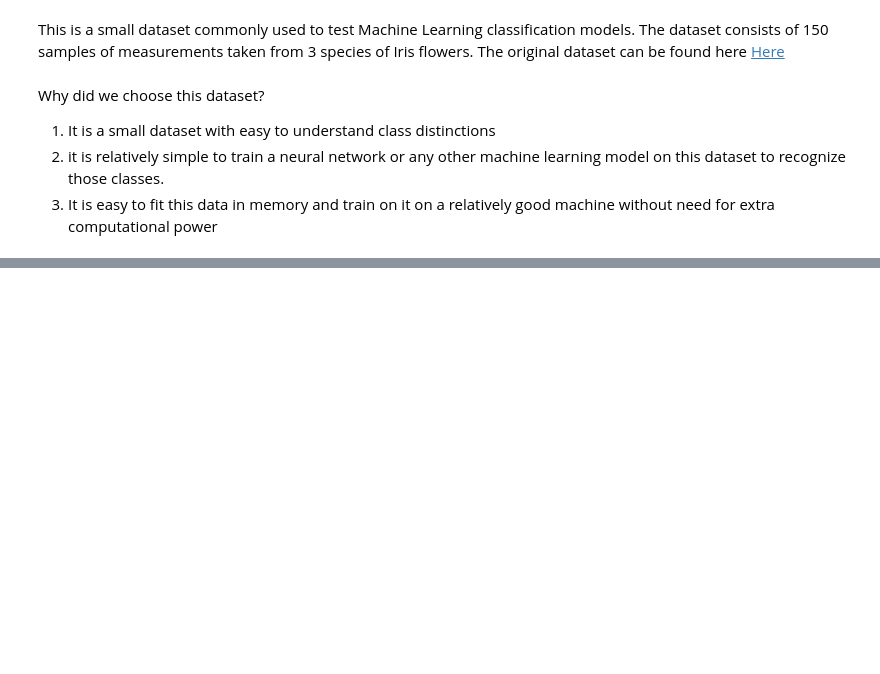
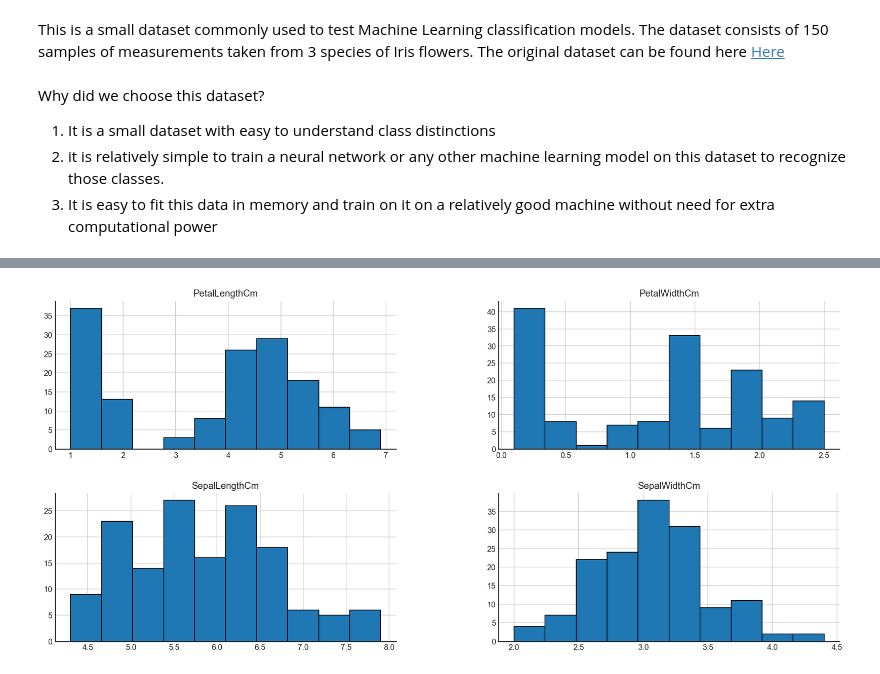
Before and after one commit to amuhebwa/FYS_Introduction_to_AI, a Jupyter notebook: iris_classification_FYS.ipynb, the cells around one changed output, grey strips where cells are left out. Saved outputs shown, nothing was run; the diff lists cells and outputs as text; code cells hidden in the pictures; blank space fills up the shorter version.

```diff
--- a/iris_classification_FYS.ipynb
+++ b/iris_classification_FYS.ipynb
@@ -29,0 +84,2 @@ Why did we choose this dataset?
+# %%
+dataset.drop(["Id"], axis=1, inplace=True)
@@ -29,0 +124,9 @@ Why did we choose this dataset?
+# %%
+plt.style.use('seaborn-white')
+dataset.hist(edgecolor=(0,0,0), linewidth=1)
+fig=plt.gcf()
+fig.set_size_inches(18, 8)
+sns.despine()
+plt.show()
+# %% [output]
+[figure, added]
```
Also changed, not shown: parts of 20 cells of this notebook.
